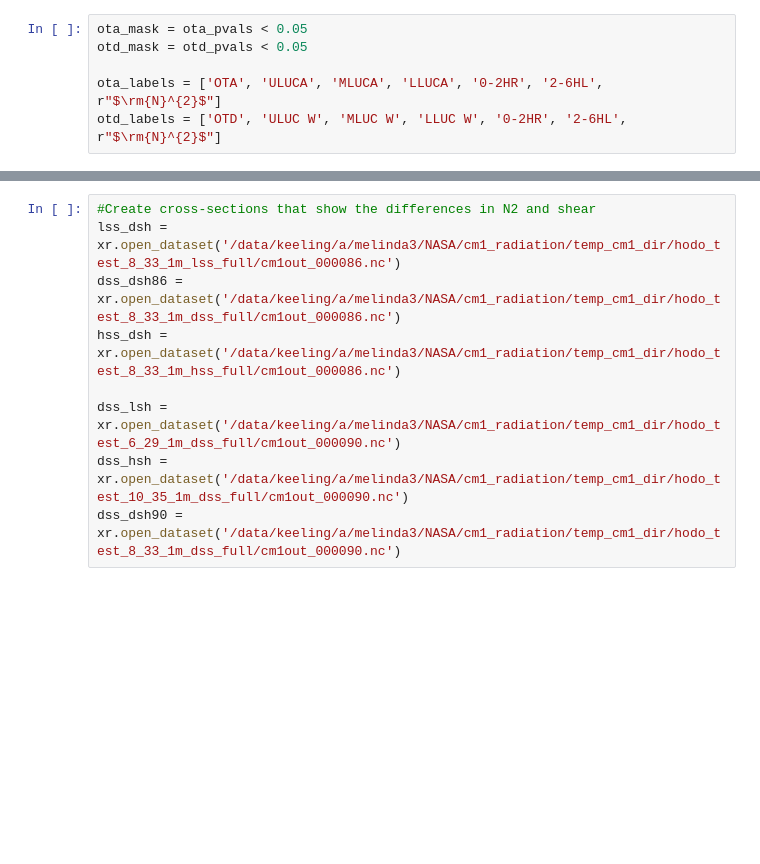
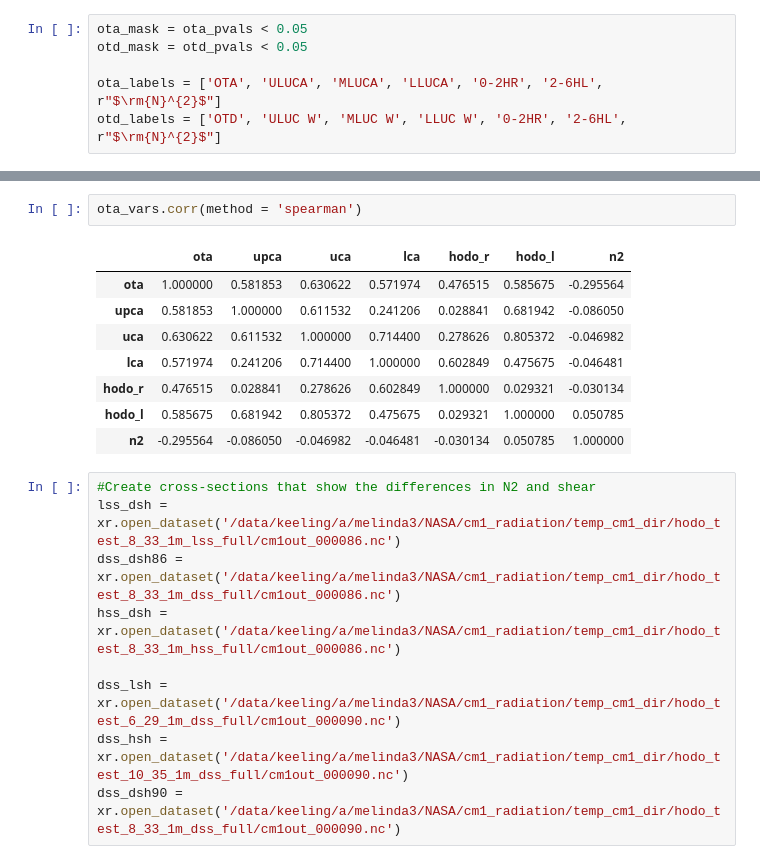
Before and after one commit to mberman99/GRL_CM1_paper_code_Berman, a Jupyter notebook: results_figures.ipynb, the cells around one changed output, grey strips where cells are left out. Cells and saved outputs as stored; diff of their text form; blank space fills up the shorter version.

```diff
--- a/results_figures.ipynb
+++ b/results_figures.ipynb
@@ -336,3 +318,14 @@ annotate_diagonal(otd_pvals, otd_mask, ax2, otd_corrs, otdmask)
+# %%
+ota_vars.corr(method = 'spearman')
+# %% [output]
+|  | ota | upca | uca | lca | hodo_r | hodo_l | n2 |
+| ota | 1.000000 | 0.581853 | 0.630622 | 0.571974 | 0.476515 | 0.585675 | -0.295564 |
+| upca | 0.581853 | 1.000000 | 0.611532 | 0.241206 | 0.028841 | 0.681942 | -0.086050 |
+| uca | 0.630622 | 0.611532 | 1.000000 | 0.714400 | 0.278626 | 0.805372 | -0.046982 |
+| lca | 0.571974 | 0.241206 | 0.714400 | 1.000000 | 0.602849 | 0.475675 | -0.046481 |
+| hodo_r | 0.476515 | 0.028841 | 0.278626 | 0.602849 | 1.000000 | 0.029321 | -0.030134 |
+| hodo_l | 0.585675 | 0.681942 | 0.805372 | 0.475675 | 0.029321 | 1.000000 | 0.050785 |
+| n2 | -0.295564 | -0.086050 | -0.046982 | -0.046481 | -0.030134 | 0.050785 | 1.000000 |
 # %%
 #Create cross-sections that show the differences in N2 and shear
 lss_dsh = xr.open_dataset('/data/keeling/a/melinda3/NASA/cm1_radiation/temp_cm1_dir/hodo_test_8_33_1m_lss_full/cm1out_000086.nc')
```
Also changed, not shown: parts of 4 cells of this notebook.
